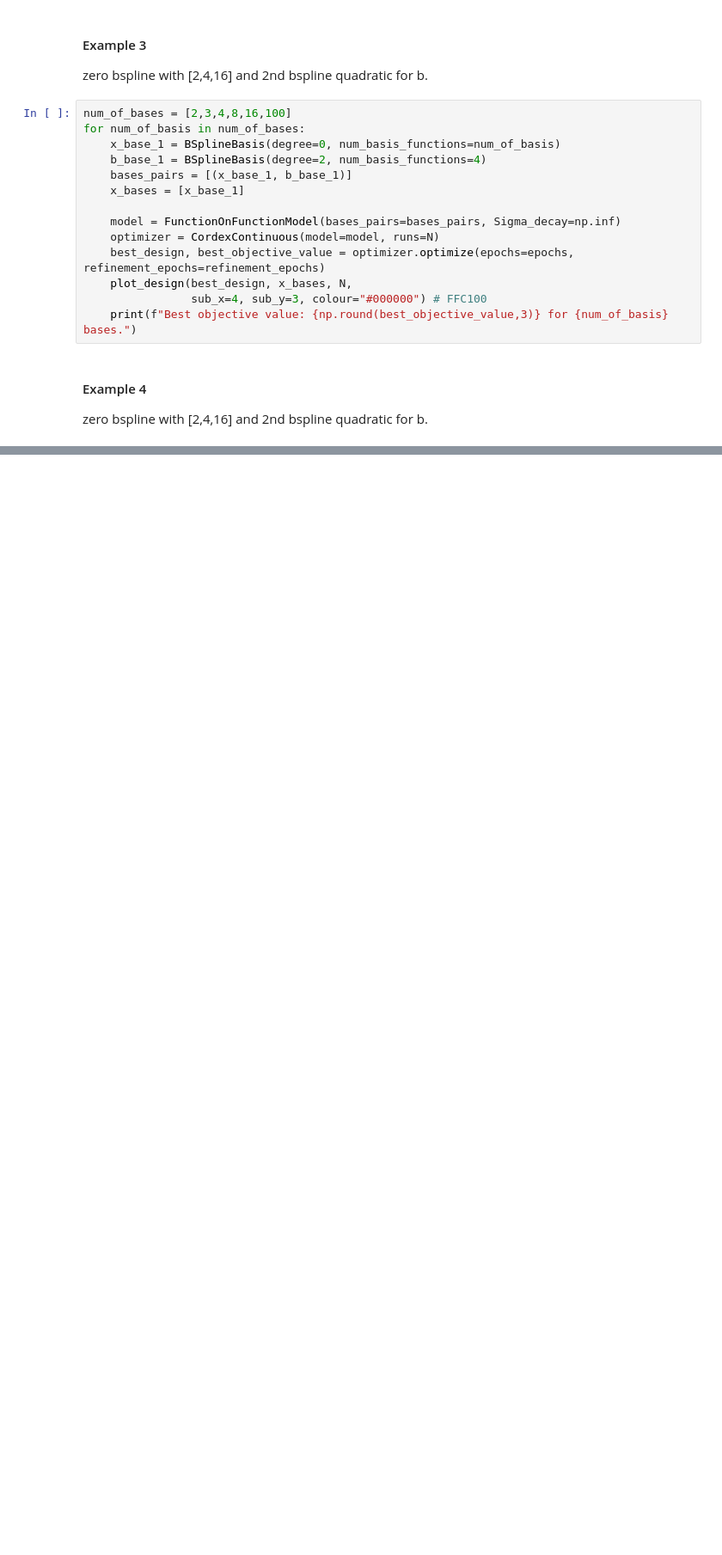
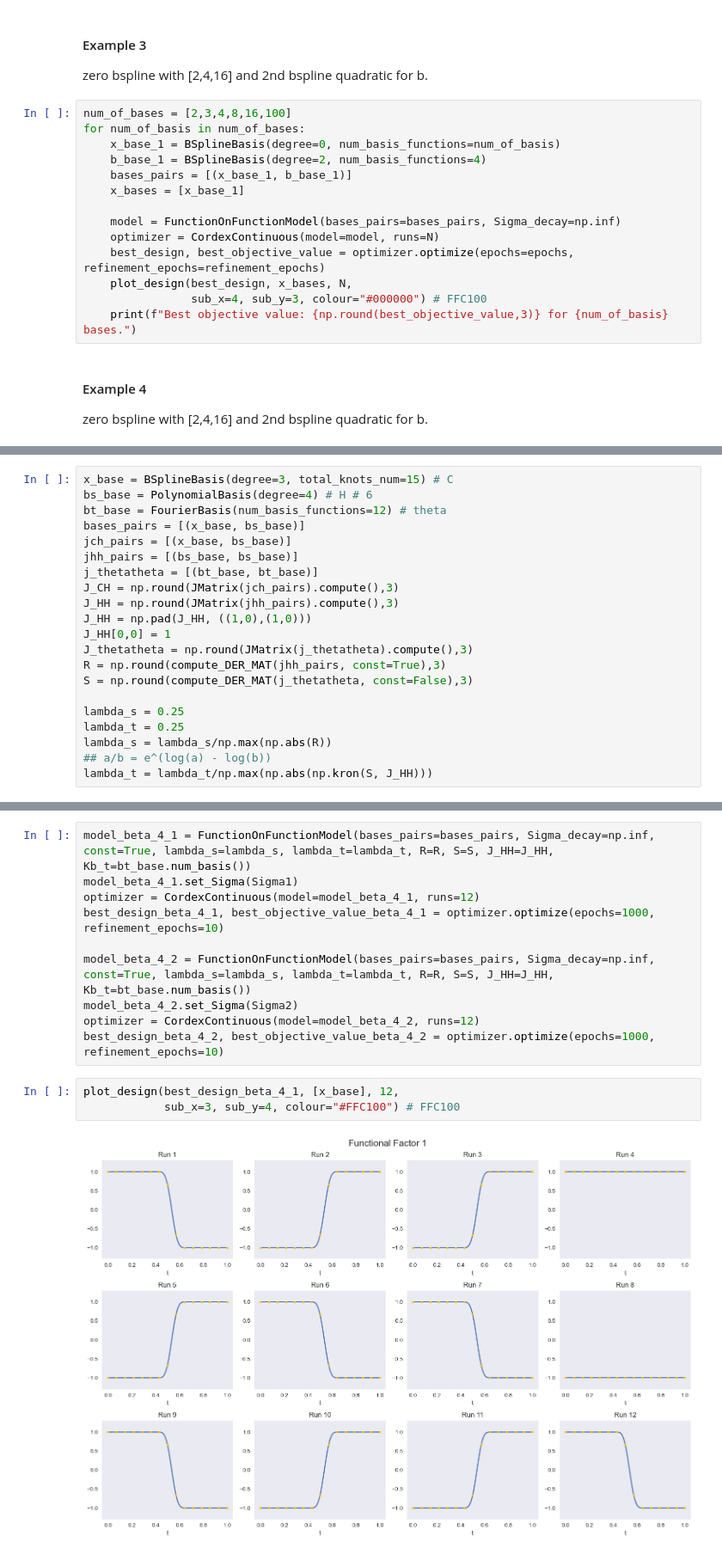
Before and after one commit to TedOiler/nbdo_paper, a Jupyter notebook: playground/cordex/continuous/f_on_f_new.ipynb, the cells around one changed output, grey strips where cells are left out. Shown at 86% size. Drawn from its saved outputs; the diff is of its cells as text; blank space fills up the shorter version.

```diff
--- a/playground/cordex/continuous/f_on_f_new.ipynb
+++ b/playground/cordex/continuous/f_on_f_new.ipynb
@@ -116,0 +321,21 @@ zero bspline with [2,4,16] and 2nd bspline quadratic for b.
+# %%
+x_base = BSplineBasis(degree=3, total_knots_num=15) # C
+bs_base = PolynomialBasis(degree=4) # H # 6
+bt_base = FourierBasis(num_basis_functions=12) # theta
+bases_pairs = [(x_base, bs_base)]
+jch_pairs = [(x_base, bs_base)]
+jhh_pairs = [(bs_base, bs_base)]
+j_thetatheta = [(bt_base, bt_base)]
+J_CH = np.round(JMatrix(jch_pairs).compute(),3)
+J_HH = np.round(JMatrix(jhh_pairs).compute(),3)
+J_HH = np.pad(J_HH, ((1,0),(1,0)))
+J_HH[0,0] = 1
+J_thetatheta = np.round(JMatrix(j_thetatheta).compute(),3)
+R = np.round(compute_DER_MAT(jhh_pairs, const=True),3)
+S = np.round(compute_DER_MAT(j_thetatheta, const=False),3)
+
+lambda_s = 0.25
+lambda_t = 0.25
+lambda_s = lambda_s/np.max(np.abs(R))
+## a/b = e^(log(a) - log(b))
+lambda_t = lambda_t/np.max(np.abs(np.kron(S, J_HH)))
@@ -116,0 +350,15 @@ zero bspline with [2,4,16] and 2nd bspline quadratic for b.
+# %%
+model_beta_4_1 = FunctionOnFunctionModel(bases_pairs=bases_pairs, Sigma_decay=np.inf, const=True, lambda_s=lambda_s, lambda_t=lambda_t, R=R, S=S, J_HH=J_HH, Kb_t=bt_base.num_basis())
+model_beta_4_1.set_Sigma(Sigma1)
+optimizer = CordexContinuous(model=model_beta_4_1, runs=12)
+best_design_beta_4_1, best_objective_value_beta_4_1 = optimizer.optimize(epochs=1000, refinement_epochs=10)
+
+model_beta_4_2 = FunctionOnFunctionModel(bases_pairs=bases_pairs, Sigma_decay=np.inf, const=True, lambda_s=lambda_s, lambda_t=lambda_t, R=R, S=S, J_HH=J_HH, Kb_t=bt_base.num_basis())
+model_beta_4_2.set_Sigma(Sigma2)
+optimizer = CordexContinuous(model=model_beta_4_2, runs=12)
+best_design_beta_4_2, best_objective_value_beta_4_2 = optimizer.optimize(epochs=1000, refinement_epochs=10)
+# %%
+plot_design(best_design_beta_4_1, [x_base], 12,
+            sub_x=3, sub_y=4, colour="#FFC100") # FFC100
+# %% [output]
+[figure, added]
```
Also changed, not shown: parts of 127 cells of this notebook, 26 other files.
